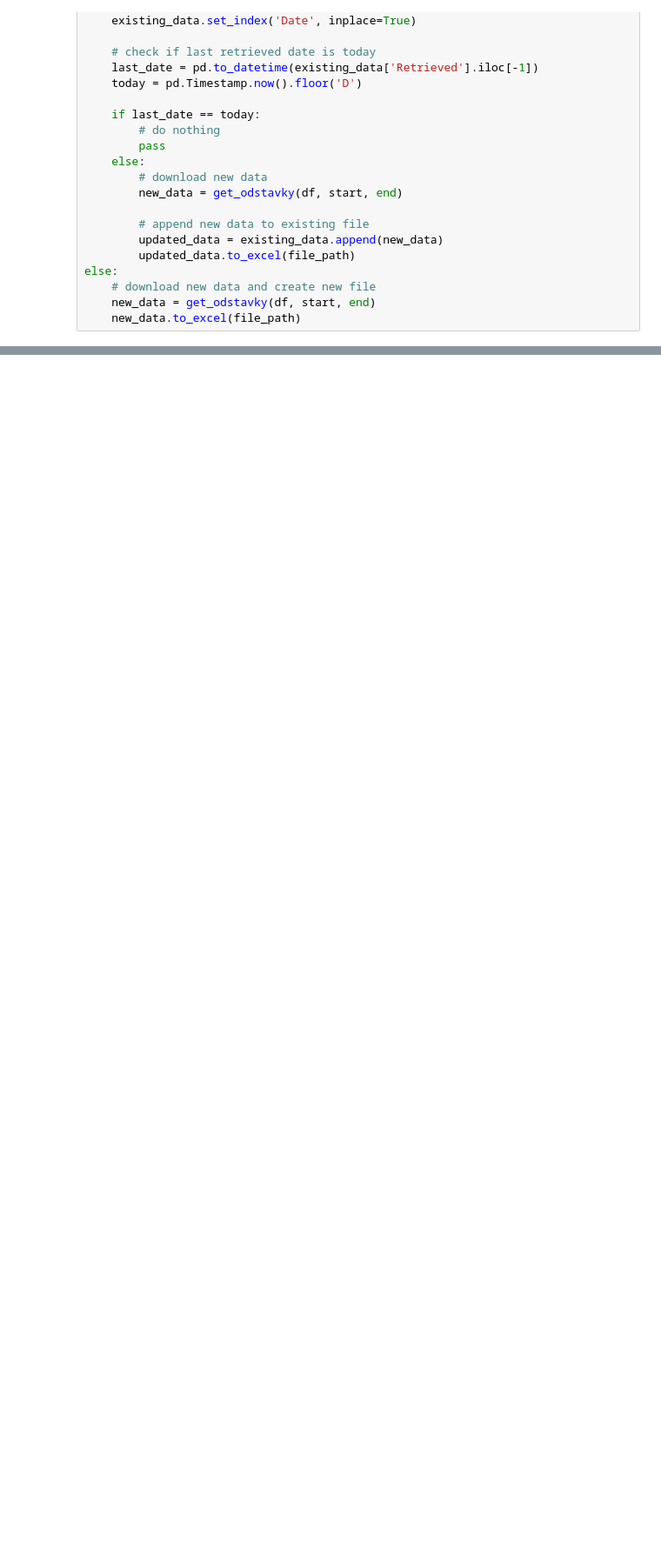
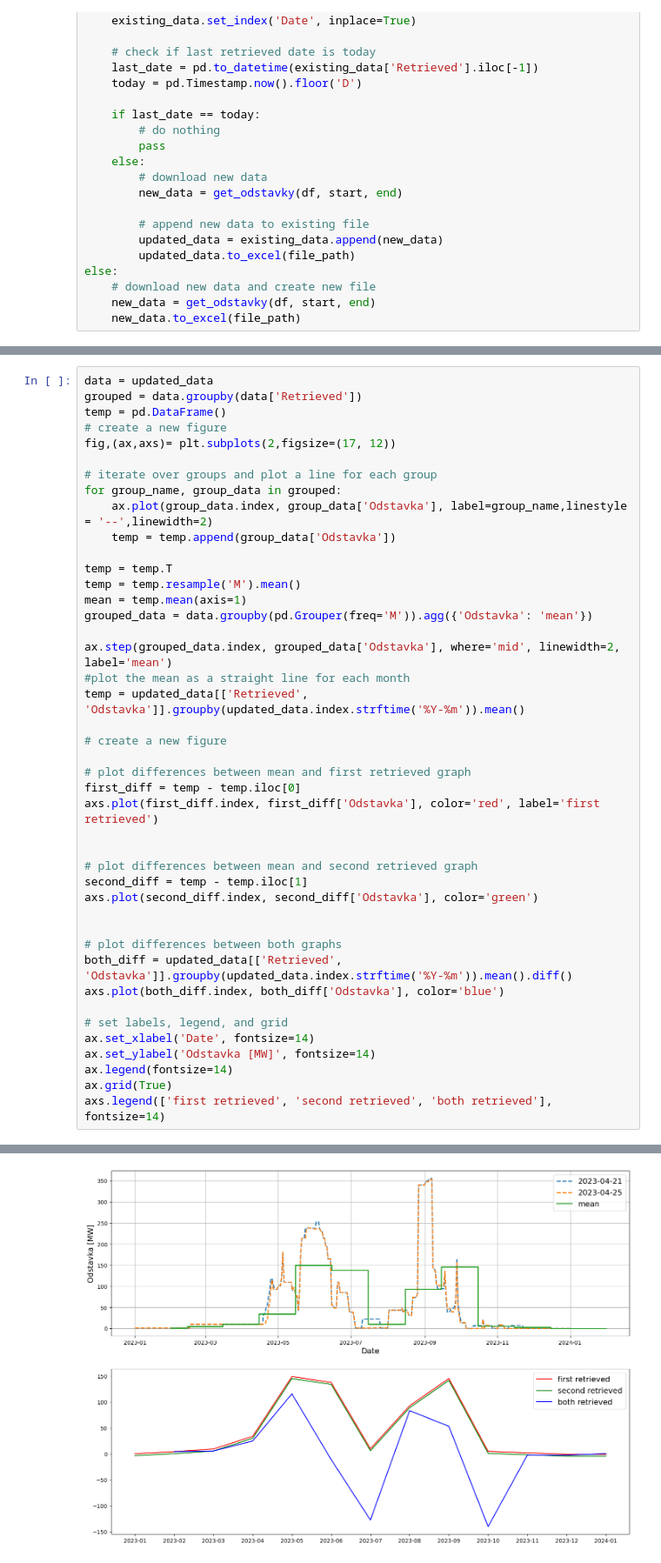
Before and after one commit to dariolamaj/GASSCO_ODSTAVKY, a Jupyter notebook: gassco.ipynb, the cells around one changed output, grey strips where cells are left out. Shown at 87% size. Saved outputs shown, nothing was run; the diff lists cells and outputs as text; blank space fills up the shorter version.

```diff
--- a/gassco.ipynb
+++ b/gassco.ipynb
@@ -129,0 +131,44 @@ plt.plot(x, y, 'r')
+# %%
+data = updated_data
+grouped = data.groupby(data['Retrieved'])
+temp = pd.DataFrame()
+# create a new figure
+fig,(ax,axs)= plt.subplots(2,figsize=(17, 12))
+
+# iterate over groups and plot a line for each group
+for group_name, group_data in grouped:
+    ax.plot(group_data.index, group_data['Odstavka'], label=group_name,linestyle = '--',linewidth=2)
+    temp = temp.append(group_data['Odstavka'])
+
+temp = temp.T
+temp = temp.resample('M').mean()
+mean = temp.mean(axis=1)
+grouped_data = data.groupby(pd.Grouper(freq='M')).agg({'Odstavka': 'mean'})
+
+ax.step(grouped_data.index, grouped_data['Odstavka'], where='mid', linewidth=2, label='mean')
+#plot the mean as a straight line for each month
+temp = updated_data[['Retrieved', 'Odstavka']].groupby(updated_data.index.strftime('%Y-%m')).mean()
+
+# create a new figure
+
+# plot differences between mean and first retrieved graph
+first_diff = temp - temp.iloc[0]
+axs.plot(first_diff.index, first_diff['Odstavka'], color='red', label='first retrieved')
+
+
+# plot differences between mean and second retrieved graph
+second_diff = temp - temp.iloc[1]
+axs.plot(second_diff.index, second_diff['Odstavka'], color='green')
+
+
+# plot differences between both graphs
+both_diff = updated_data[['Retrieved', 'Odstavka']].groupby(updated_data.index.strftime('%Y-%m')).mean().diff()
+axs.plot(both_diff.index, both_diff['Odstavka'], color='blue')
+
+# set labels, legend, and grid
+ax.set_xlabel('Date', fontsize=14)
+ax.set_ylabel('Odstavka [MW]', fontsize=14)
+ax.legend(fontsize=14)
+ax.grid(True)
+axs.legend(['first retrieved', 'second retrieved', 'both retrieved'], fontsize=14)
+# %% [output]
@@ -129,0 +176 @@ plt.plot(x, y, 'r')
+[figure, added]
```
Also changed, not shown: parts of 11 cells of this notebook.
